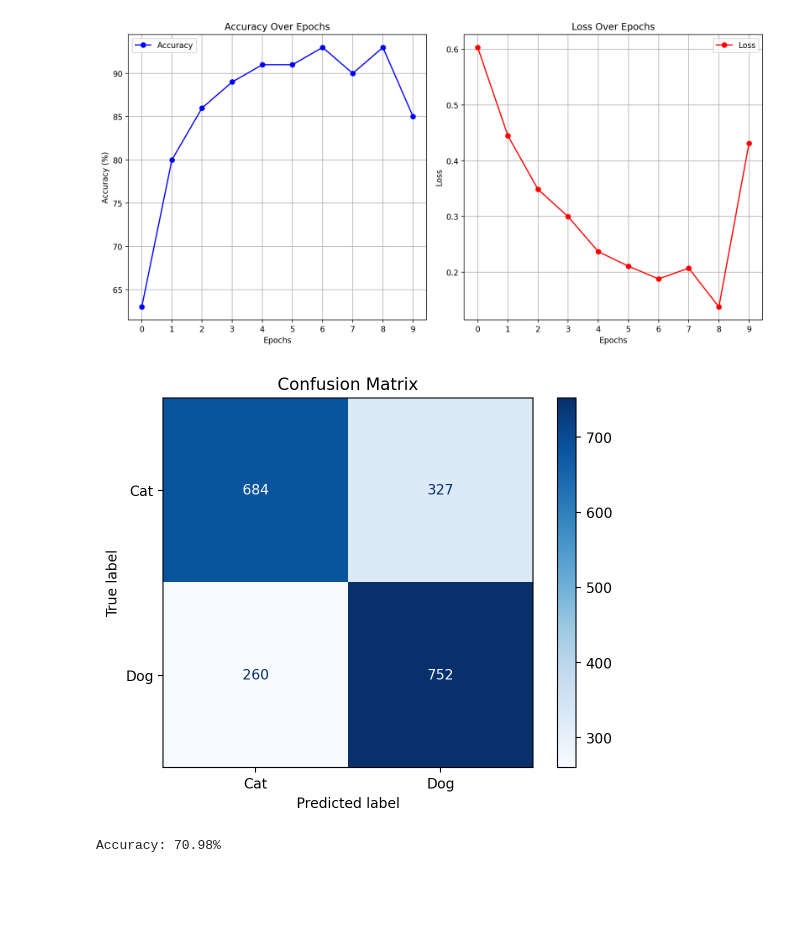
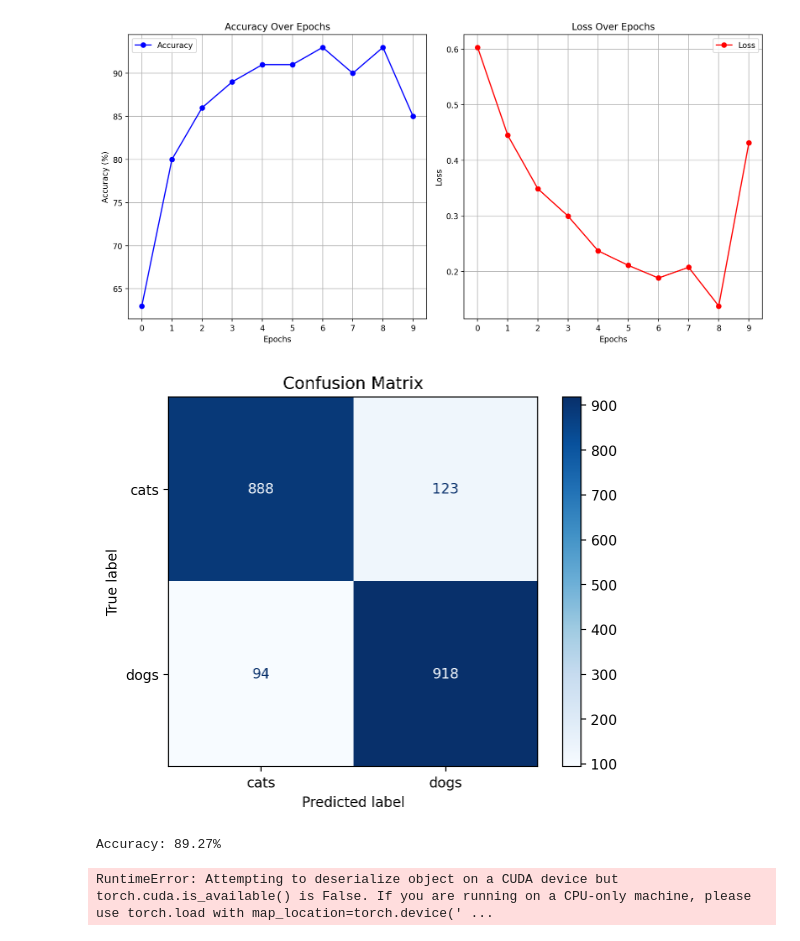
Before and after one commit to ahmed1more/Dogs-Cats-Classification-Model, a Jupyter notebook: visualiztion.ipynb, the cells around one changed output. Drawn from its saved outputs; the diff is of its cells as text; code cells hidden in the pictures; blank space fills up the shorter version.

```diff
--- a/visualiztion.ipynb
+++ b/visualiztion.ipynb
@@ -94,7 +94,7 @@ from sklearn.metrics import confusion_matrix, ConfusionMatrixDisplay, accuracy_s
 import matplotlib.pyplot as plt
 from pathlib import Path
 from torchvision import datasets, transforms
-from main import Cat_Dog_CNN  # Import the model from your main script
+from arch import Cat_Dog_CNN  # Import the model from your main script
 
 # Define the test data transformations (reuse from main code)
 normalize = transforms.Normalize(mean=[0.485, 0.456, 0.406],
@@ -107,39 +107,73 @@ test_transforms = transforms.Compose([
 ])
 
 # Load the test dataset
-test_dataset = datasets.ImageFolder(r'D:\DL poject\Cat-Dog\test_set', transform=test_transforms)
+test_dataset = datasets.ImageFolder('archive/test_set', transform=test_transforms)
 test_loader = torch.utils.data.DataLoader(test_dataset, batch_size=32, shuffle=False)
 
 # Load the trained model
-model_cnn = Cat_Dog_CNN()
-model_path = Path("models/C&D_CNN_CLASSIFACTION_V2.pth")  # Update to your trained model path
-model_cnn.load_state_dict(torch.load(model_path))
+device = torch.device('cuda' if torch.cuda.is_available() else 'cpu')
+model_cnn = Cat_Dog_CNN().to(device)
+model_path = Path('models/depoly-83-89.pth')  # Update to your trained model path
+model_cnn.load_state_dict(torch.load(model_path,map_location=device))
 model_cnn.eval()
 
 # Compute predictions and true labels
 all_preds = []
 all_labels = []
 
 with torch.no_grad():
     for images, labels in test_loader:
+        images, labels = images.to(device),labels.to(device)
         outputs = model_cnn(images)
         preds = torch.argmax(outputs, dim=1)
         all_preds.extend(preds.cpu().numpy())
         all_labels.extend(labels.cpu().numpy())
 
 # Compute confusion matrix
 cm = confusion_matrix(all_labels, all_preds, labels=[0, 1])  # Adjust labels as per your classes
 display_labels = test_dataset.classes  # Class names from the dataset
 
 # Display confusion matrix
 disp = ConfusionMatrixDisplay(confusion_matrix=cm, display_labels=display_labels)
 disp.plot(cmap=plt.cm.Blues)
 plt.title("Confusion Matrix")
 plt.show()
 
 # Calculate and print accuracy
 accuracy = accuracy_score(all_labels, all_preds)
 print(f"Accuracy: {accuracy * 100:.2f}%")
 # %% [output]
-[figure, old version]
+[figure, new version]
-Accuracy: 70.98%
+Accuracy: 89.27%
+# %%
+import torchvision.transforms as transforms
+import matplotlib.pyplot as plt
+from PIL import Image
+
+device = torch.device('cpu')
+model= Cat_Dog_CNN().to(device)
+p=Path('models/depoly-83-89.pth')
+model.load_state_dict(torch.load(p),map_location=device)
+class_names = [0,1]
+
+def show_predictions(model, dataset, class_names, device):
+    model.eval()
+    # data_iter = iter(dataset)
+    for images, labels in test_loader:
+        images, labels = images.to(device), labels.to(device)
+
+    # Get predictions
+        outputs = model(images)
+        _, preds = torch.max(outputs, 1)
+
+    # Plot images with predicted labels
+    fig, axes = plt.subplots(1, len(images), figsize=(15, 5))
+    for i, ax in enumerate(axes):
+        ax.imshow(transforms.ToPILImage()(images[i].cpu()))
+        ax.set_title(f"Pred: {class_names[preds[i]]}\nTrue: {class_names[labels[i]]}")
+        ax.axis('off')
+
+# Assuming `dataloader`, `class_names`, and `device` are defined
+show_predictions(model, test_loader, class_names, device)
+# %% [output]
+RuntimeError: Attempting to deserialize object on a CUDA device but torch.cuda.is_available() is False. If you are running on a CPU-only machine, please use torch.load with map_location=torch.device(' ...
```
Also changed, not shown: parts of 2 cells of this notebook, 3 other files.
